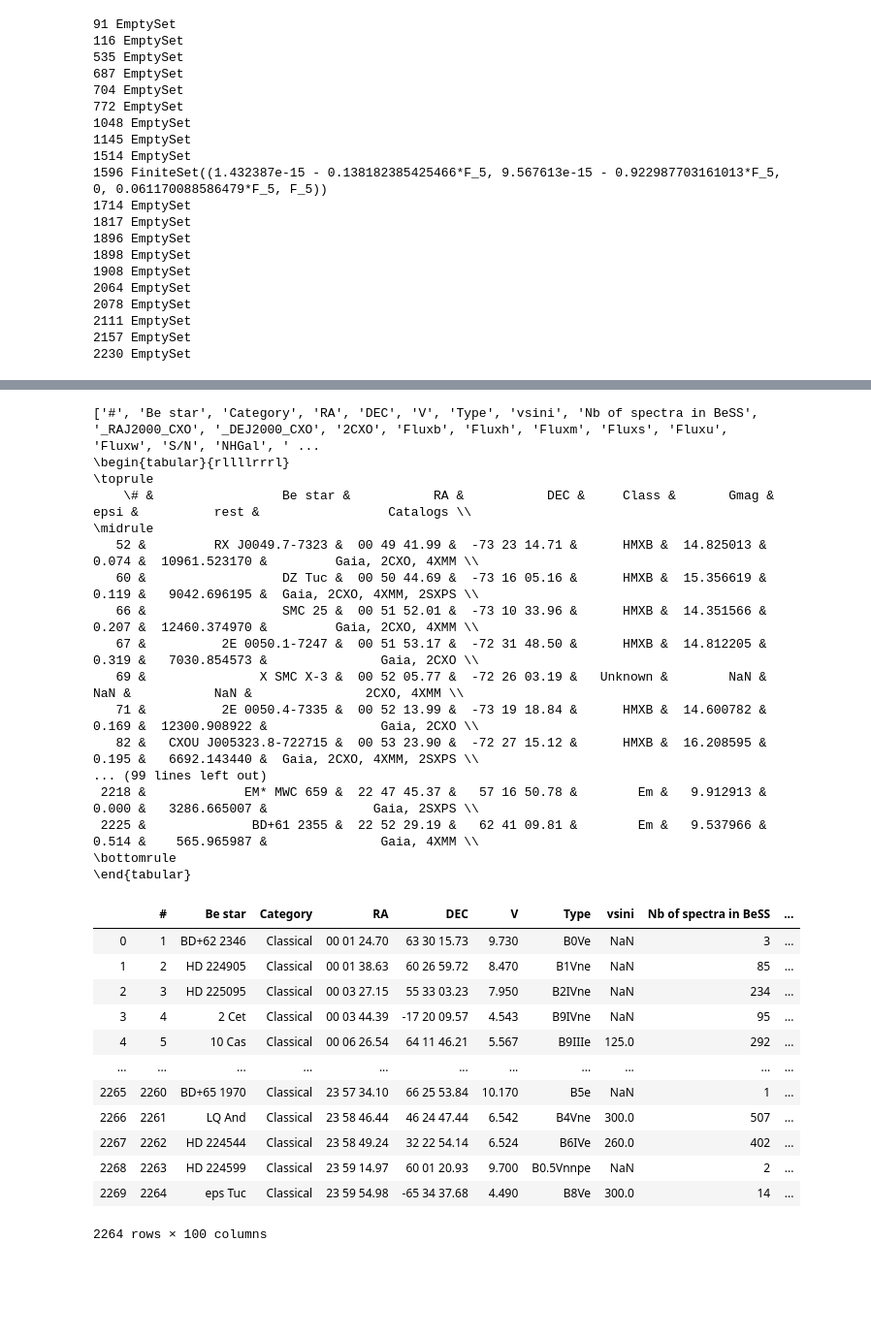
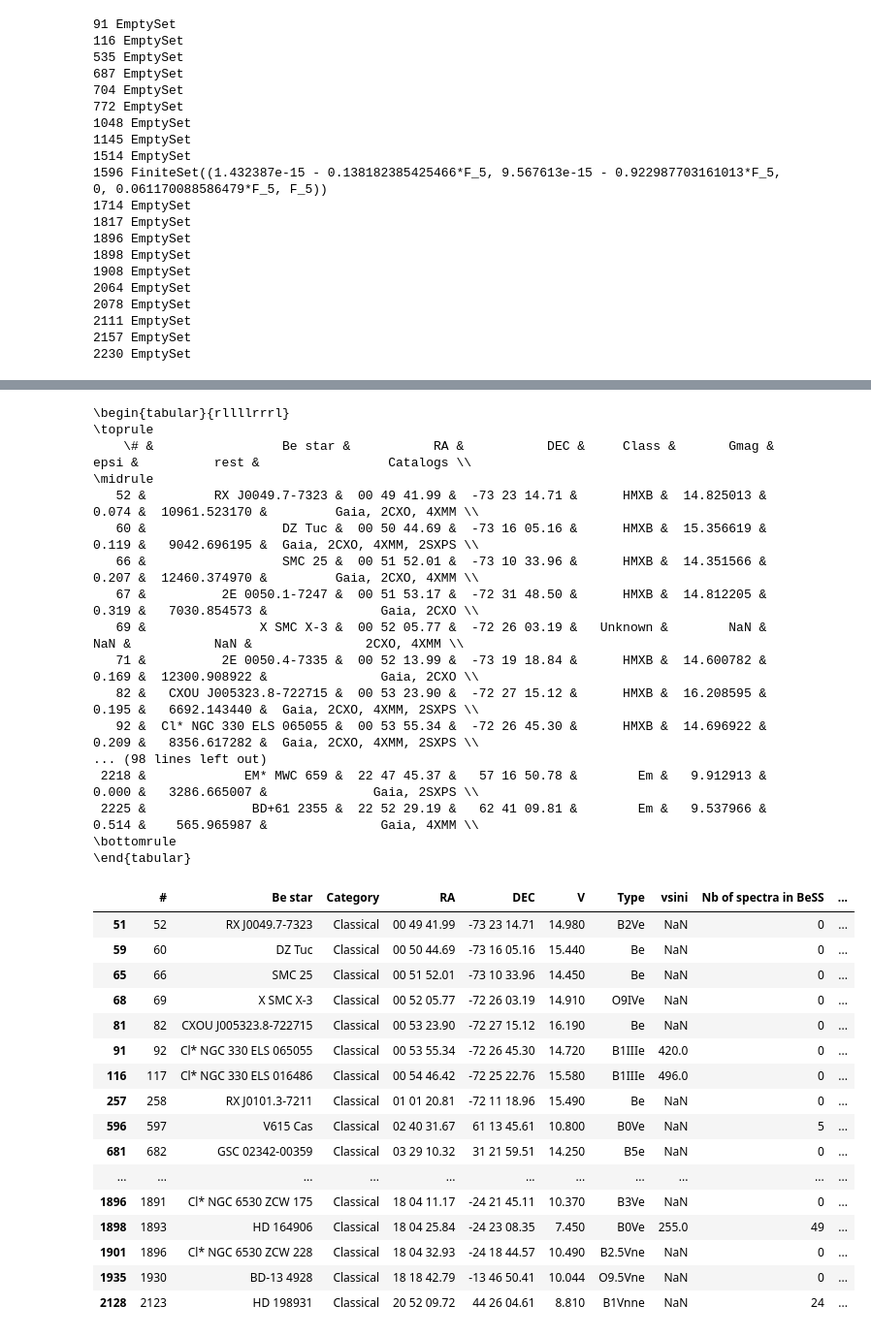
Before and after one commit to cgobat/XDBS-old, a Jupyter notebook: analysis.ipynb, the cells around one changed output, grey strips where cells are left out. Shown: that part at 97% size. Cells and saved outputs as stored; diff of their text form; code cells hidden in the pictures; blank space fills up the shorter version.

```diff
--- a/analysis.ipynb
+++ b/analysis.ipynb
@@ -277,8 +283,7 @@ for i in xray.index:
 # %%
-print(list(xray.columns))
+#print(list(xray.columns))
 print(xray[["#","Be star","RA","DEC","Class","Gmag","epsi","rest","Catalogs"]].to_latex(index=False))
 # %% [output]
-['#', 'Be star', 'Category', 'RA', 'DEC', 'V', 'Type', 'vsini', 'Nb of spectra in BeSS', '_RAJ2000_CXO', '_DEJ2000_CXO', '2CXO', 'Fluxb', 'Fluxh', 'Fluxm', 'Fluxs', 'Fluxu', 'Fluxw', 'S/N', 'NHGal', ' ...
 \begin{tabular}{rllllrrrl}
 \toprule
     \# &                 Be star &           RA &           DEC &     Class &       Gmag &   epsi &          rest &                 Catalogs \\
@@ -290,24 +295,29 @@ print(xray[["#","Be star","RA","DEC","Class","Gmag","epsi","rest","Catalogs"]].t
    69 &               X SMC X-3 &  00 52 05.77 &  -72 26 03.19 &   Unknown &        NaN &    NaN &           NaN &               2CXO, 4XMM \\
    71 &          2E 0050.4-7335 &  00 52 13.99 &  -73 19 18.84 &      HMXB &  14.600782 &  0.169 &  12300.908922 &               Gaia, 2CXO \\
    82 &   CXOU J005323.8-722715 &  00 53 23.90 &  -72 27 15.12 &      HMXB &  16.208595 &  0.195 &   6692.143440 &  Gaia, 2CXO, 4XMM, 2SXPS \\
-... (99 lines left out)
+   92 &  Cl* NGC 330 ELS 065055 &  00 53 55.34 &  -72 26 45.30 &      HMXB &  14.696922 &  0.209 &   8356.617282 &  Gaia, 2CXO, 4XMM, 2SXPS \\
+... (98 lines left out)
  2218 &             EM* MWC 659 &  22 47 45.37 &   57 16 50.78 &        Em &   9.912913 &  0.000 &   3286.665007 &              Gaia, 2SXPS \\
  2225 &              BD+61 2355 &  22 52 29.19 &   62 41 09.81 &        Em &   9.537966 &  0.514 &    565.965987 &               Gaia, 4XMM \\
 \bottomrule
 \end{tabular}
-# %%
-master
-# %% [output]
-|  | # | Be star | Category | RA | DEC | V | Type | vsini | Nb of spectra in BeSS | ... |
-| 0 | 1 | BD+62 2346 | Classical | 00 01 24.70 | 63 30 15.73 | 9.730 | B0Ve | NaN | 3 | ... |
-| 1 | 2 | HD 224905 | Classical | 00 01 38.63 | 60 26 59.72 | 8.470 | B1Vne | NaN | 85 | ... |
-| 2 | 3 | HD 225095 | Classical | 00 03 27.15 | 55 33 03.23 | 7.950 | B2IVne | NaN | 234 | ... |
-| 3 | 4 | 2 Cet | Classical | 00 03 44.39 | -17 20 09.57 | 4.543 | B9IVne | NaN | 95 | ... |
-| 4 | 5 | 10 Cas | Classical | 00 06 26.54 | 64 11 46.21 | 5.567 | B9IIIe | 125.0 | 292 | ... |
-| ... | ... | ... | ... | ... | ... | ... | ... | ... | ... | ... |
-| 2265 | 2260 | BD+65 1970 | Classical | 23 57 34.10 | 66 25 53.84 | 10.170 | B5e | NaN | 1 | ... |
-| 2266 | 2261 | LQ And | Classical | 23 58 46.44 | 46 24 47.44 | 6.542 | B4Vne | 300.0 | 507 | ... |
-| 2267 | 2262 | HD 224544 | Classical | 23 58 49.24 | 32 22 54.14 | 6.524 | B6IVe | 260.0 | 402 | ... |
-| 2268 | 2263 | HD 224599 | Classical | 23 59 14.97 | 60 01 20.93 | 9.700 | B0.5Vnnpe | NaN | 2 | ... |
-| 2269 | 2264 | eps Tuc | Classical | 23 59 54.98 | -65 34 37.68 | 4.490 | B8Ve | 300.0 | 14 | ... |
-2264 rows × 100 columns
+# %%
+master[master["4XMM"].notna() & master["2CXO"].notna()]
+# %% [output]
+|  | # | Be star | Category | RA | DEC | V | Type | vsini | Nb of spectra in BeSS | ... |
+| 51 | 52 | RX J0049.7-7323 | Classical | 00 49 41.99 | -73 23 14.71 | 14.980 | B2Ve | NaN | 0 | ... |
+| 59 | 60 | DZ Tuc | Classical | 00 50 44.69 | -73 16 05.16 | 15.440 | Be | NaN | 0 | ... |
+| 65 | 66 | SMC 25 | Classical | 00 51 52.01 | -73 10 33.96 | 14.450 | Be | NaN | 0 | ... |
+| 68 | 69 | X SMC X-3 | Classical | 00 52 05.77 | -72 26 03.19 | 14.910 | O9IVe | NaN | 0 | ... |
+| 81 | 82 | CXOU J005323.8-722715 | Classical | 00 53 23.90 | -72 27 15.12 | 16.190 | Be | NaN | 0 | ... |
+| 91 | 92 | Cl* NGC 330 ELS 065055 | Classical | 00 53 55.34 | -72 26 45.30 | 14.720 | B1IIIe | 420.0 | 0 | ... |
+| 116 | 117 | Cl* NGC 330 ELS 016486 | Classical | 00 54 46.42 | -72 25 22.76 | 15.580 | B1IIIe | 496.0 | 0 | ... |
+| 257 | 258 | RX J0101.3-7211 | Classical | 01 01 20.81 | -72 11 18.96 | 15.490 | Be | NaN | 0 | ... |
+| 596 | 597 | V615 Cas | Classical | 02 40 31.67 | 61 13 45.61 | 10.800 | B0Ve | NaN | 5 | ... |
+| 681 | 682 | GSC 02342-00359 | Classical | 03 29 10.32 | 31 21 59.51 | 14.250 | B5e | NaN | 0 | ... |
+| ... | ... | ... | ... | ... | ... | ... | ... | ... | ... | ... |
+| 1896 | 1891 | Cl* NGC 6530 ZCW 175 | Classical | 18 04 11.17 | -24 21 45.11 | 10.370 | B3Ve | NaN | 0 | ... |
+| 1898 | 1893 | HD 164906 | Classical | 18 04 25.84 | -24 23 08.35 | 7.450 | B0Ve | 255.0 | 49 | ... |
+| 1901 | 1896 | Cl* NGC 6530 ZCW 228 | Classical | 18 04 32.93 | -24 18 44.57 | 10.490 | B2.5Vne | NaN | 0 | ... |
+| 1935 | 1930 | BD-13 4928 | Classical | 18 18 42.79 | -13 46 50.41 | 10.044 | O9.5Vne | NaN | 0 | ... |
+| 2128 | 2123 | HD 198931 | Classical | 20 52 09.72 | 44 26 04.61 | 8.810 | B1Vnne | NaN | 24 | ... |
```
Also changed, not shown: parts of 8 cells of this notebook, 21 other files.
